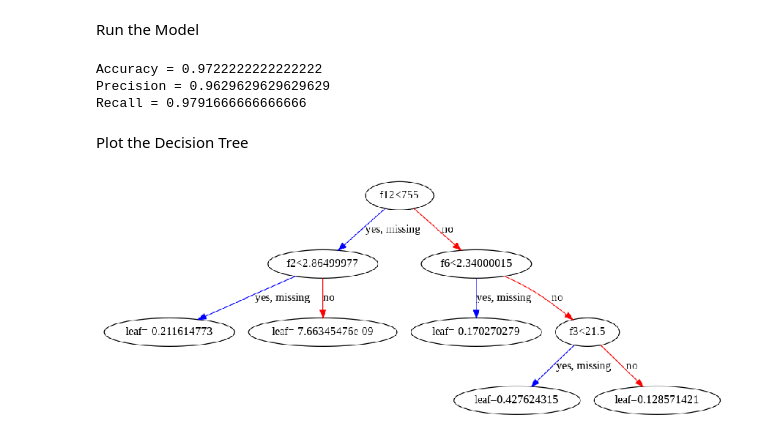
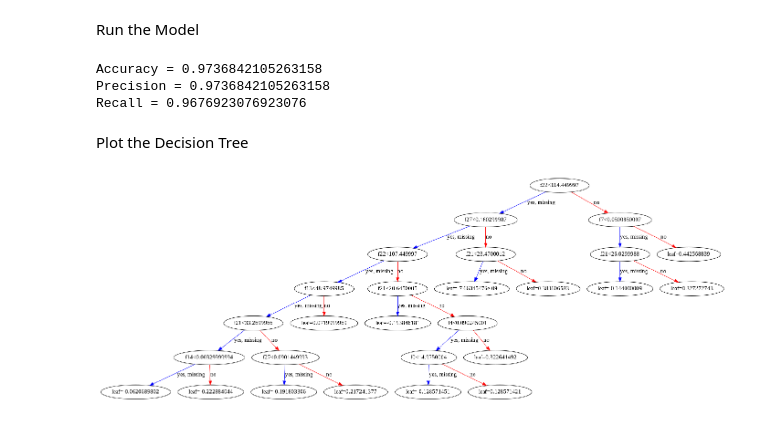
Before and after one commit to John-Dennis-AI/John-Dennis-AI.github.io, a Jupyter notebook: XGBoost_Example.ipynb, the cells around one changed output. Cells and saved outputs as stored; diff of their text form; code cells hidden in the pictures.

```diff
--- a/XGBoost_Example.ipynb
+++ b/XGBoost_Example.ipynb
@@ -16,9 +16,9 @@ Set up the data (to make it easy, use data directly from sklearn)
 from sklearn import datasets
 import xgboost as xgb
 
-wine = datasets.load_wine()
-X = wine.data
-y = wine.target
+bc = datasets.load_breast_cancer()
+X = bc.data
+y = bc.target
 # %% [markdown]
 Define the train-test split into 80% train, 20% test
 # %%
@@ -58,16 +58,16 @@ print("Accuracy = {}".format(accuracy_score(Y_test, best_preds)))
 print("Precision = {}".format(precision_score(Y_test, best_preds, average='macro')))
 print("Recall = {}".format(recall_score(Y_test, best_preds, average='macro')))
 # %% [output]
-Accuracy = 0.9722222222222222
-Precision = 0.9629629629629629
-Recall = 0.9791666666666666
+Accuracy = 0.9736842105263158
+Precision = 0.9736842105263158
+Recall = 0.9676923076923076
 # %% [markdown]
 Plot the Decision Tree
 # %%
 from xgboost import plot_tree
 import matplotlib.pyplot as plt
-plt.rcParams["figure.figsize"] = (50,6)
+plt.rcParams["figure.figsize"] = (50,9)
 plot_tree(model)
 plt.show()
 # %% [output]
-[figure, old version]
+[figure, new version]
```
Also changed, not shown: parts of 1 cell of this notebook.
